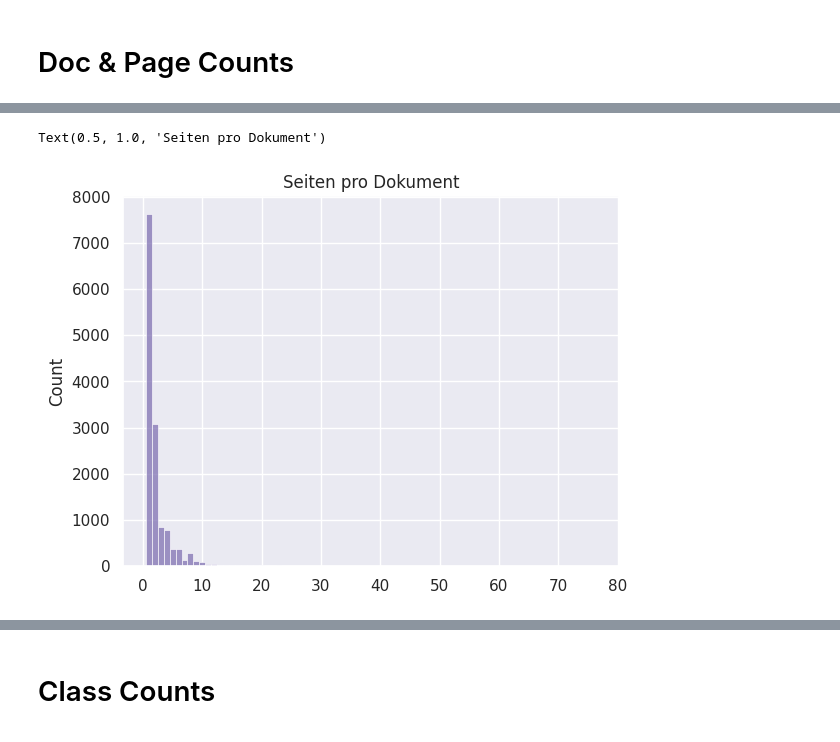
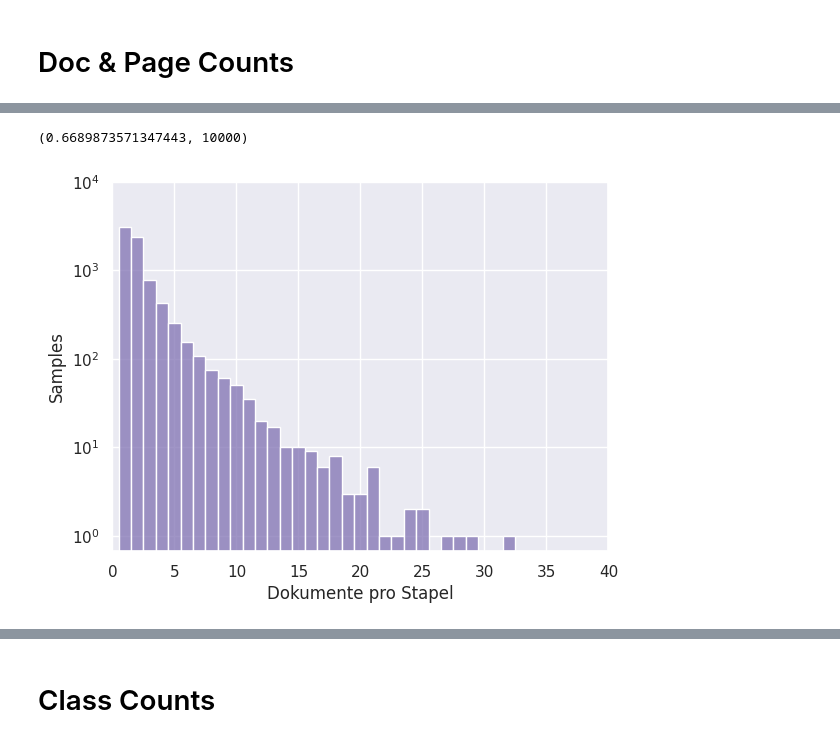
Before and after one commit to johannes-scheibe/visionbased-multipage-classifier, a Jupyter notebook: multipage_classifier/datasets/data_science.ipynb, the cells around one changed output, grey strips where cells are left out. Saved outputs shown, nothing was run; the diff lists cells and outputs as text; code cells hidden in the pictures.

```diff
--- a/multipage_classifier/datasets/data_science.ipynb
+++ b/multipage_classifier/datasets/data_science.ipynb
@@ -19,7 +19,7 @@ class Document(BaseModel):
 
 def get_document_stacks_from_bucket(bucket: Bucket, path: str):
     stacks: list[list[Document]] = []
-    with (Path(path) / f"{bucket.value}.txt").open("r") as file:
+    with (Path(path) / f"{bucket.value.lower()}.txt").open("r") as file:
         inventory = [Path(line.rstrip()) for line in file.readlines()]
 
     for idx in range(len(inventory)):
@@ -49,10 +49,12 @@ def get_document_stacks_from_bucket(bucket: Bucket, path: str):
 # %% [markdown]
 # General
 # %%
-bucket = Bucket.Testing
+buckets = [Bucket.Training, Bucket.Validation, Bucket.Testing]
 path = "/data/training/master_thesis/datasets/2023-05-23"
 # %%
-stacks = get_document_stacks_from_bucket(bucket, path)
+stacks = []
+for b in buckets:
+    stacks.extend(get_document_stacks_from_bucket(b, path))
 
 sns.set_theme(style="darkgrid")
 sns.set_theme(palette="light:m_r")
@@ -134,5 +175,10 @@ Text(0.5, 1.0, 'Seiten pro Stapel')
-# %%
-sns.histplot(pages_per_doc, discrete=True).set_title('Seiten pro Dokument')
-# %% [output]
-Text(0.5, 1.0, 'Seiten pro Dokument')
-[figure, removed]
+# %%
+sns.histplot(docs_per_stack, discrete=True)#.set_title(f"{[bucket.value for bucket in buckets]}: Documents per stack")
+plt.yscale('log')
+plt.ylabel("Samples")
+plt.xlabel("Dokumente pro Stapel")
+plt.xlim(0, 40)
+plt.ylim(0, 10000)
+# %% [output]
+(0.6689873571347443, 10000)
+[figure, added]
```
Also changed, not shown: parts of 17 cells of this notebook, 5 other files.
